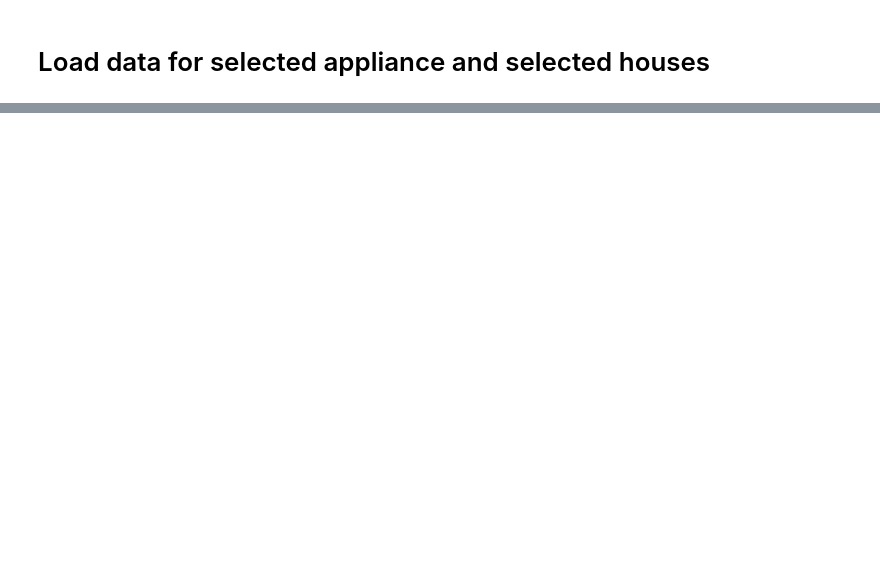
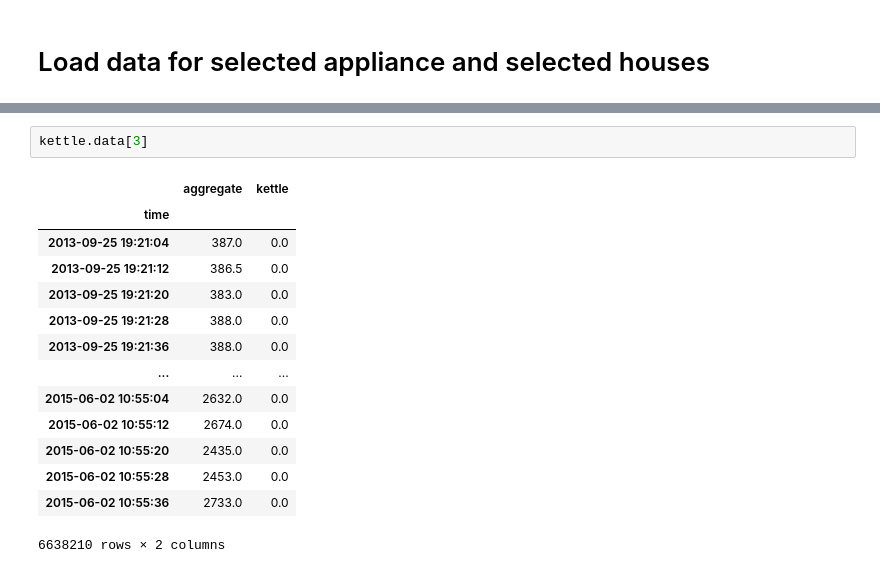
Before and after one commit to mahnoor-shahid/nilm_analyzer_tutorials, a Jupyter notebook: 02_sampling.ipynb, the cells around one changed output, grey strips where cells are left out. Cells and saved outputs as stored; diff of their text form; blank space fills up the shorter version.

```diff
--- a/02_sampling.ipynb
+++ b/02_sampling.ipynb
@@ -26,0 +49,17 @@ washing_machine.data[2]
+# %%
+kettle.data[3]
+# %% [output]
+|  | aggregate | kettle |
+| time |  |  |
+| 2013-09-25 19:21:04 | 387.0 | 0.0 |
+| 2013-09-25 19:21:12 | 386.5 | 0.0 |
+| 2013-09-25 19:21:20 | 383.0 | 0.0 |
+| 2013-09-25 19:21:28 | 388.0 | 0.0 |
+| 2013-09-25 19:21:36 | 388.0 | 0.0 |
+| ... | ... | ... |
+| 2015-06-02 10:55:04 | 2632.0 | 0.0 |
+| 2015-06-02 10:55:12 | 2674.0 | 0.0 |
+| 2015-06-02 10:55:20 | 2435.0 | 0.0 |
+| 2015-06-02 10:55:28 | 2453.0 | 0.0 |
+| 2015-06-02 10:55:36 | 2733.0 | 0.0 |
+6638210 rows × 2 columns
```
Also changed, not shown: parts of 11 cells of this notebook, 1 other file.
